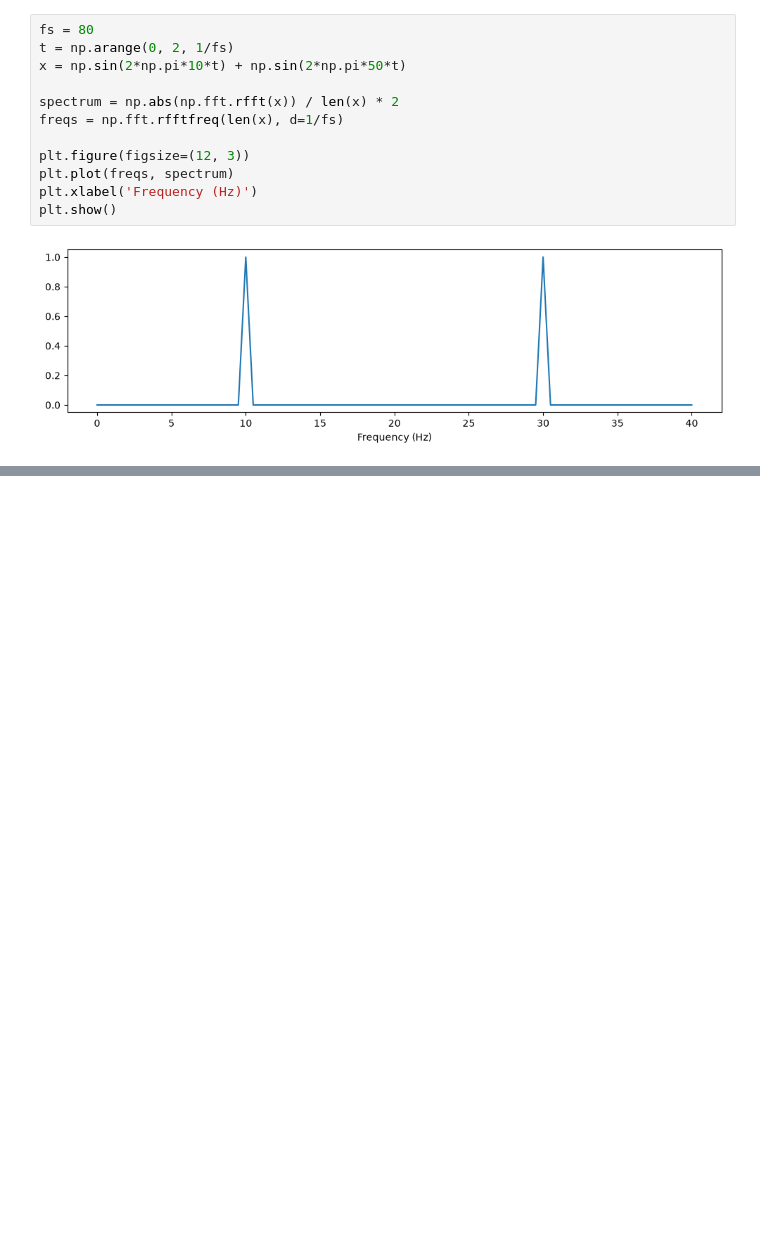
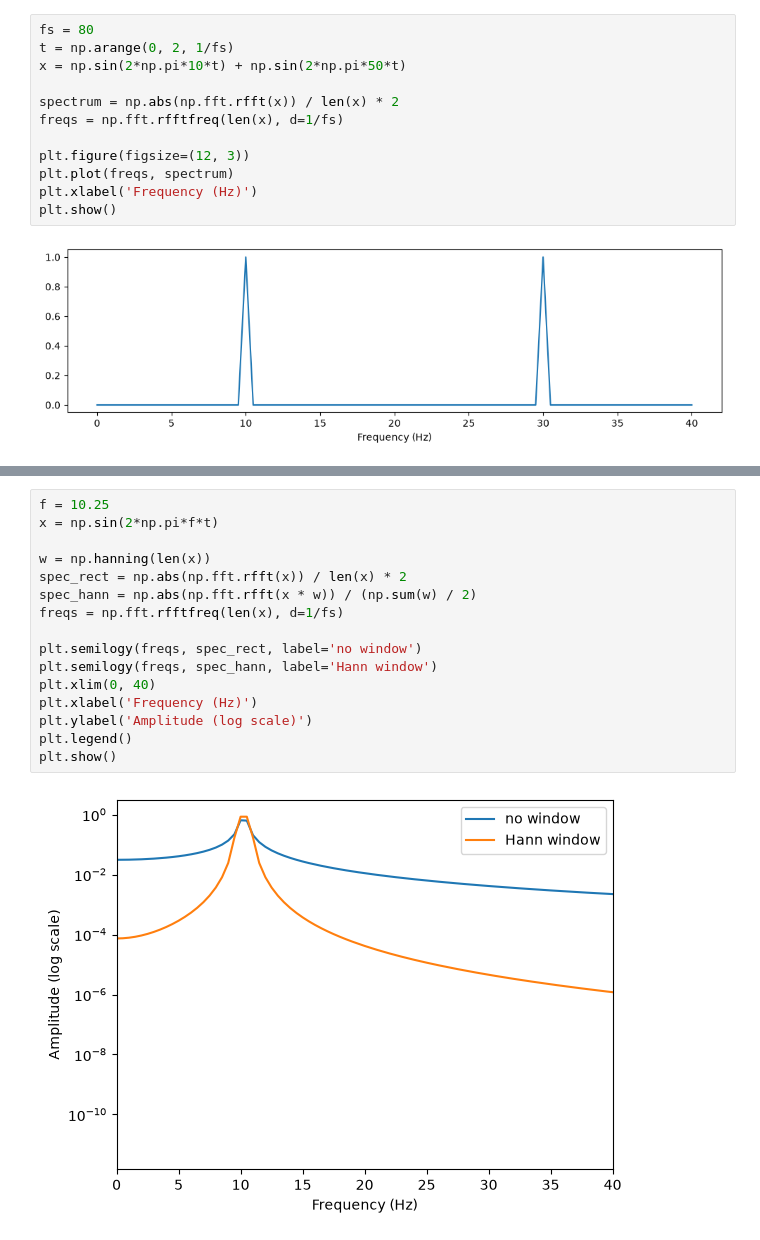
Before and after one commit to Fadel1222/ecg-project, a Jupyter notebook: fourier_sampling_experiments.ipynb, the cells around one changed output, grey strips where cells are left out. Cells and saved outputs as stored; diff of their text form; blank space fills up the shorter version.

Commit message:
DFT resolution, leakage, and window experiments

```diff
--- a/fourier_sampling_experiments.ipynb
+++ b/fourier_sampling_experiments.ipynb
@@ -35,0 +56,18 @@ plt.show()
+# %%
+f = 10.25
+x = np.sin(2*np.pi*f*t)
+
+w = np.hanning(len(x))
+spec_rect = np.abs(np.fft.rfft(x)) / len(x) * 2
+spec_hann = np.abs(np.fft.rfft(x * w)) / (np.sum(w) / 2)
+freqs = np.fft.rfftfreq(len(x), d=1/fs)
+
+plt.semilogy(freqs, spec_rect, label='no window')
+plt.semilogy(freqs, spec_hann, label='Hann window')
+plt.xlim(0, 40)
+plt.xlabel('Frequency (Hz)')
+plt.ylabel('Amplitude (log scale)')
+plt.legend()
+plt.show()
+# %% [output]
+[figure, added]
```
Also changed, not shown: parts of 2 cells of this notebook.
